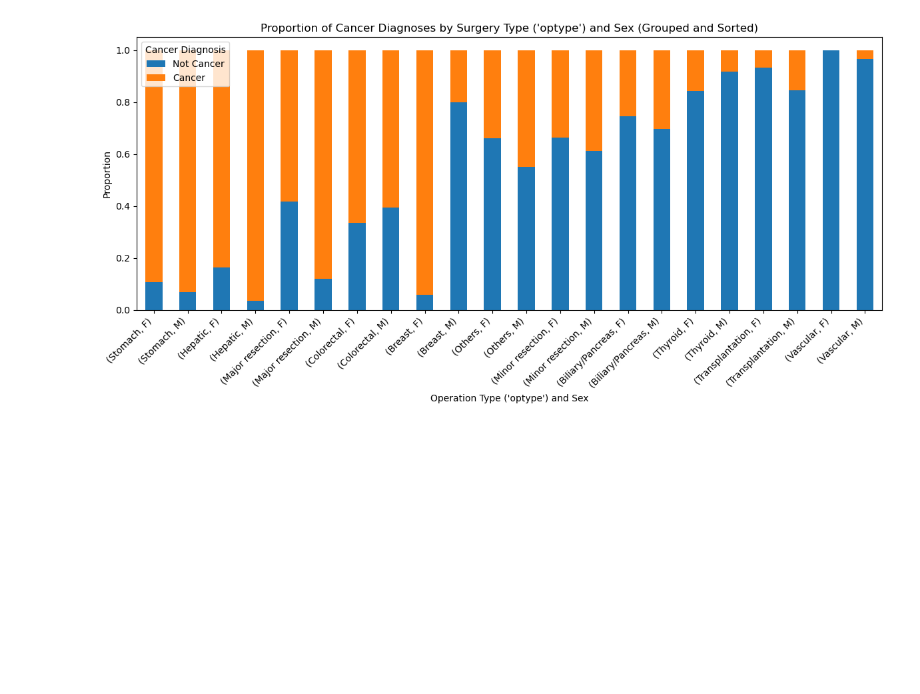
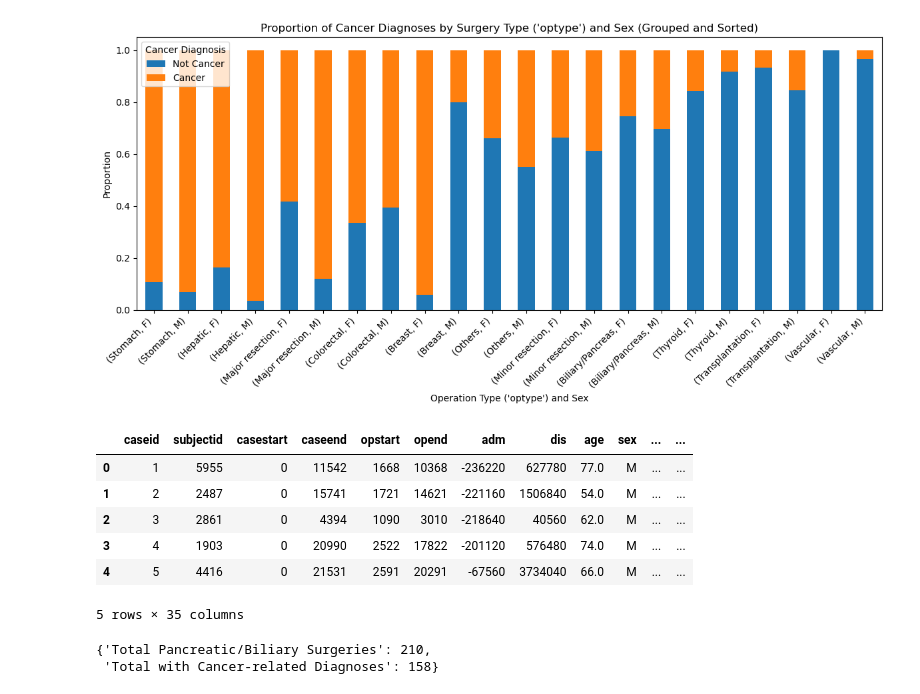
Before and after one commit to andiigonzalez/dsc106_finalproject, a Jupyter notebook: r_data/analysis.ipynb, the cells around one changed output. Drawn from its saved outputs; the diff is of its cells as text; code cells hidden in the pictures; blank space fills up the shorter version.

Commit message:
Fixed Pancreatic System Calculations

```diff
--- a/r_data/analysis.ipynb
+++ b/r_data/analysis.ipynb
@@ -108,3 +108,18 @@ plt.tight_layout()
 plt.show()
 # %% [output]
 [figure]
+# %%
+# Load the dataset
+file_path = "sugeries.csv"
+df = pd.read_csv(file_path)
+
+# Display the first few rows to understand the structure
+df.head()
+# %% [output]
+|  | caseid | subjectid | casestart | caseend | opstart | opend | adm | dis | age | sex | ... | ... |
+| 0 | 1 | 5955 | 0 | 11542 | 1668 | 10368 | -236220 | 627780 | 77.0 | M | ... | ... |
+| 1 | 2 | 2487 | 0 | 15741 | 1721 | 14621 | -221160 | 1506840 | 54.0 | M | ... | ... |
+| 2 | 3 | 2861 | 0 | 4394 | 1090 | 3010 | -218640 | 40560 | 62.0 | M | ... | ... |
+| 3 | 4 | 1903 | 0 | 20990 | 2522 | 17822 | -201120 | 576480 | 74.0 | M | ... | ... |
+| 4 | 5 | 4416 | 0 | 21531 | 2591 | 20291 | -67560 | 3734040 | 66.0 | M | ... | ... |
+5 rows × 35 columns
@@ -110,0 +141,13 @@ plt.show()
+# %%
+# Count the number of matching rows
+num_matches = pancreatic_biliary_cancer_df.shape[0]
+
+# Prepare summary result
+summary_result = {
+    "Total Pancreatic/Biliary Surgeries": pancreatic_biliary_df.shape[0],
+    "Total with Cancer-related Diagnoses": num_matches
+}
+summary_result
+# %% [output]
+{'Total Pancreatic/Biliary Surgeries': 210,
+ 'Total with Cancer-related Diagnoses': 158}
```
Also changed, not shown: parts of 1 cell of this notebook, 2 other files.
